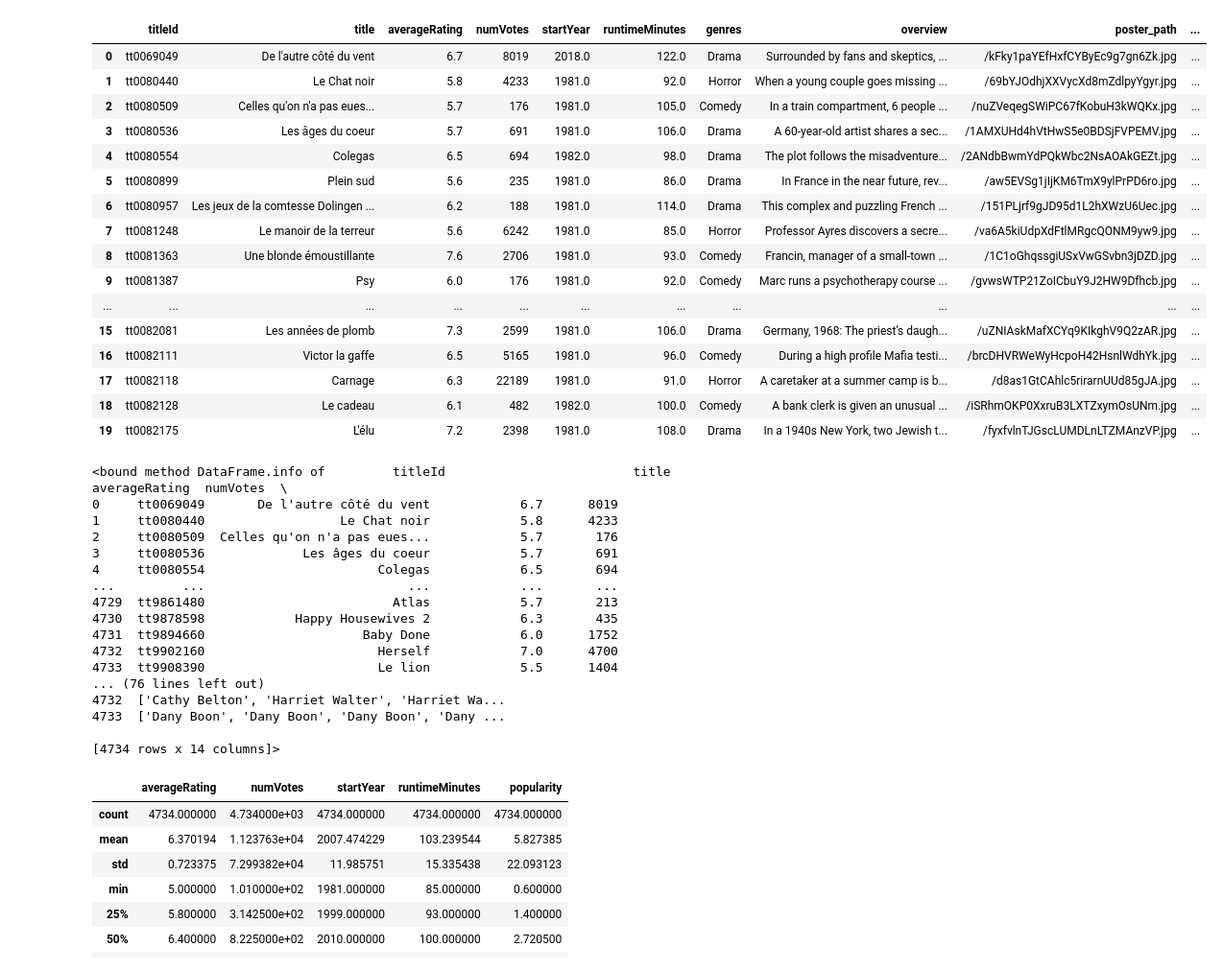
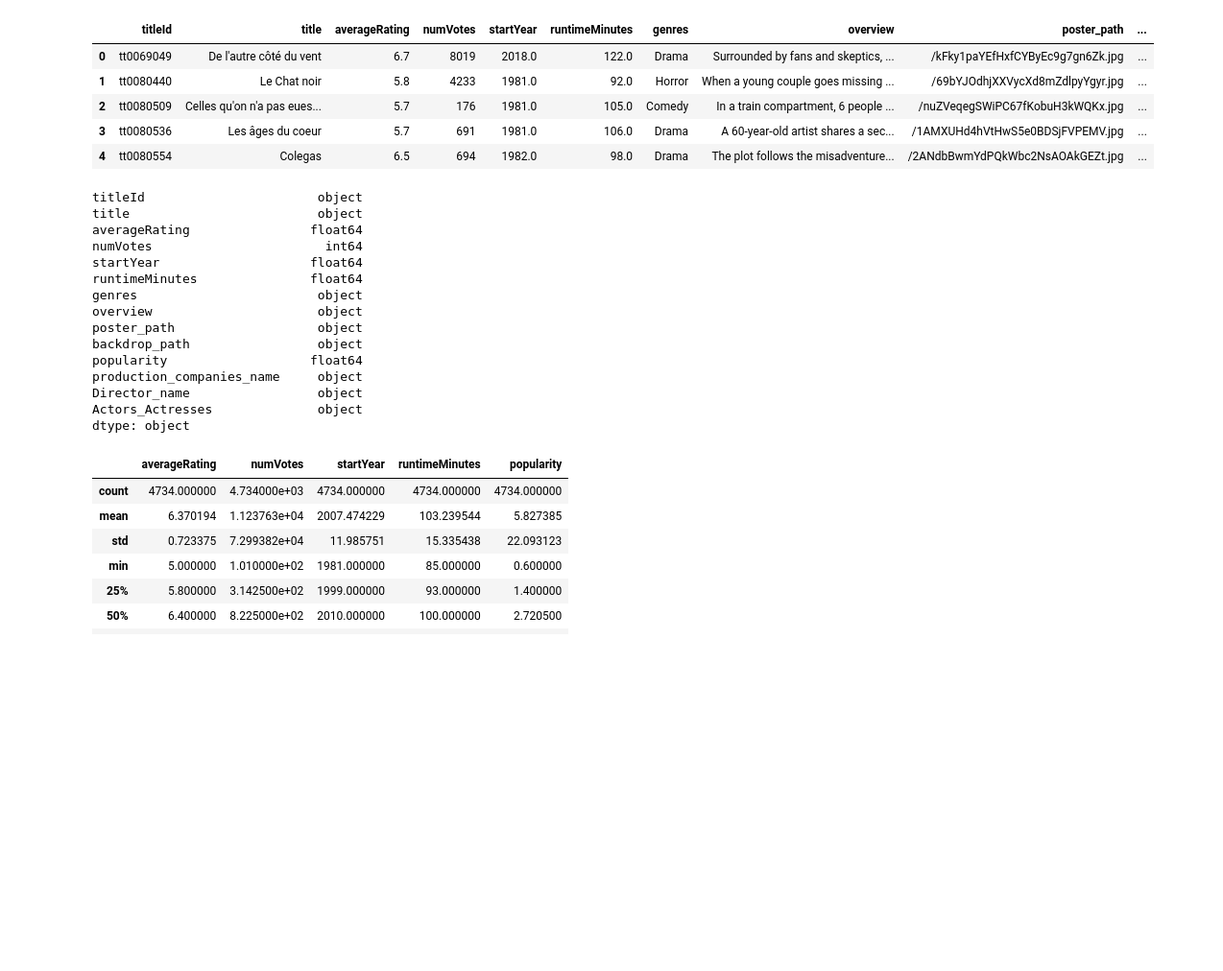
Before and after one commit to Patrick-NII/Projet-Data-IA, a Jupyter notebook: Merged_all_tables/merged_all_tables.ipynb, the cells around one changed output. Shown at 96% size. Drawn from its saved outputs; the diff is of its cells as text; code cells hidden in the pictures; blank space fills up the shorter version.

```diff
--- a/Merged_all_tables/merged_all_tables.ipynb
+++ b/Merged_all_tables/merged_all_tables.ipynb
@@ -8,45 +8,32 @@ from sklearn.cluster import KMeans
 from sklearn.metrics import silhouette_score
 # %%
 df_merged = pd.read_csv('D:\\Projo\\Projet-Data-IA\\Merged_all_tables\\merged_all_tables.csv', sep=',')
-df_merged.head(20)
+df_merged.head(5)
 # %% [output]
 |  | titleId | title | averageRating | numVotes | startYear | runtimeMinutes | genres | overview | poster_path | ... |
 | 0 | tt0069049 | De l'autre côté du vent | 6.7 | 8019 | 2018.0 | 122.0 | Drama | Surrounded by fans and skeptics, ... | /kFky1paYEfHxfCYByEc9g7gn6Zk.jpg | ... |
 | 1 | tt0080440 | Le Chat noir | 5.8 | 4233 | 1981.0 | 92.0 | Horror | When a young couple goes missing ... | /69bYJOdhjXXVycXd8mZdlpyYgyr.jpg | ... |
 | 2 | tt0080509 | Celles qu'on n'a pas eues... | 5.7 | 176 | 1981.0 | 105.0 | Comedy | In a train compartment, 6 people ... | /nuZVeqegSWiPC67fKobuH3kWQKx.jpg | ... |
 | 3 | tt0080536 | Les âges du coeur | 5.7 | 691 | 1981.0 | 106.0 | Drama | A 60-year-old artist shares a sec... | /1AMXUHd4hVtHwS5e0BDSjFVPEMV.jpg | ... |
 | 4 | tt0080554 | Colegas | 6.5 | 694 | 1982.0 | 98.0 | Drama | The plot follows the misadventure... | /2ANdbBwmYdPQkWbc2NsAOAkGEZt.jpg | ... |
-| 5 | tt0080899 | Plein sud | 5.6 | 235 | 1981.0 | 86.0 | Drama | In France in the near future, rev... | /aw5EVSg1jIjKM6TmX9ylPrPD6ro.jpg | ... |
-| 6 | tt0080957 | Les jeux de la comtesse Dolingen ... | 6.2 | 188 | 1981.0 | 114.0 | Drama | This complex and puzzling French ... | /151PLjrf9gJD95d1L2hXWzU6Uec.jpg | ... |
-| 7 | tt0081248 | Le manoir de la terreur | 5.6 | 6242 | 1981.0 | 85.0 | Horror | Professor Ayres discovers a secre... | /va6A5kiUdpXdFtlMRgcQONM9yw9.jpg | ... |
-| 8 | tt0081363 | Une blonde émoustillante | 7.6 | 2706 | 1981.0 | 93.0 | Comedy | Francin, manager of a small-town ... | /1C1oGhqssgiUSxVwGSvbn3jDZD.jpg | ... |
-| 9 | tt0081387 | Psy | 6.0 | 176 | 1981.0 | 92.0 | Comedy | Marc runs a psychotherapy course ... | /gvwsWTP21ZoICbuY9J2HW9Dfhcb.jpg | ... |
-| ... | ... | ... | ... | ... | ... | ... | ... | ... | ... | ... |
-| 15 | tt0082081 | Les années de plomb | 7.3 | 2599 | 1981.0 | 106.0 | Drama | Germany, 1968: The priest's daugh... | /uZNIAskMafXCYq9KIkghV9Q2zAR.jpg | ... |
-| 16 | tt0082111 | Victor la gaffe | 6.5 | 5165 | 1981.0 | 96.0 | Comedy | During a high profile Mafia testi... | /brcDHVRWeWyHcpoH42HsnlWdhYk.jpg | ... |
-| 17 | tt0082118 | Carnage | 6.3 | 22189 | 1981.0 | 91.0 | Horror | A caretaker at a summer camp is b... | /d8as1GtCAhlc5rirarnUUd85gJA.jpg | ... |
-| 18 | tt0082128 | Le cadeau | 6.1 | 482 | 1982.0 | 100.0 | Comedy | A bank clerk is given an unusual ... | /iSRhmOKP0XxruB3LXTZxymOsUNm.jpg | ... |
-| 19 | tt0082175 | L'élu | 7.2 | 2398 | 1981.0 | 108.0 | Drama | In a 1940s New York, two Jewish t... | /fyxfvlnTJGscLUMDLnLTZMAnzVP.jpg | ... |
 # %%
-df_merged.info
+df_merged.dtypes
 # %% [output]
-<bound method DataFrame.info of         titleId                         title  averageRating  numVotes  \
-0     tt0069049       De l'autre côté du vent            6.7      8019
-1     tt0080440                  Le Chat noir            5.8      4233
-2     tt0080509  Celles qu'on n'a pas eues...            5.7       176
-3     tt0080536             Les âges du coeur            5.7       691
-4     tt0080554                       Colegas            6.5       694
-...         ...                           ...            ...       ...
-4729  tt9861480                         Atlas            5.7       213
-4730  tt9878598            Happy Housewives 2            6.3       435
-4731  tt9894660                     Baby Done            6.0      1752
-4732  tt9902160                       Herself            7.0      4700
-4733  tt9908390                       Le lion            5.5      1404
-... (76 lines left out)
-4732  ['Cathy Belton', 'Harriet Walter', 'Harriet Wa...
-4733  ['Dany Boon', 'Dany Boon', 'Dany Boon', 'Dany ...
-
-[4734 rows x 14 columns]>
+titleId                       object
+title                         object
+averageRating                float64
+numVotes                       int64
+startYear                    float64
+runtimeMinutes               float64
+genres                        object
+overview                      object
+poster_path                   object
+backdrop_path                 object
+popularity                   float64
+production_companies_name     object
+Director_name                 object
+Actors_Actresses              object
+dtype: object
 # %%
 df_merged.describe()
 # %% [output]
```
Also changed, not shown: parts of 9 cells of this notebook.
